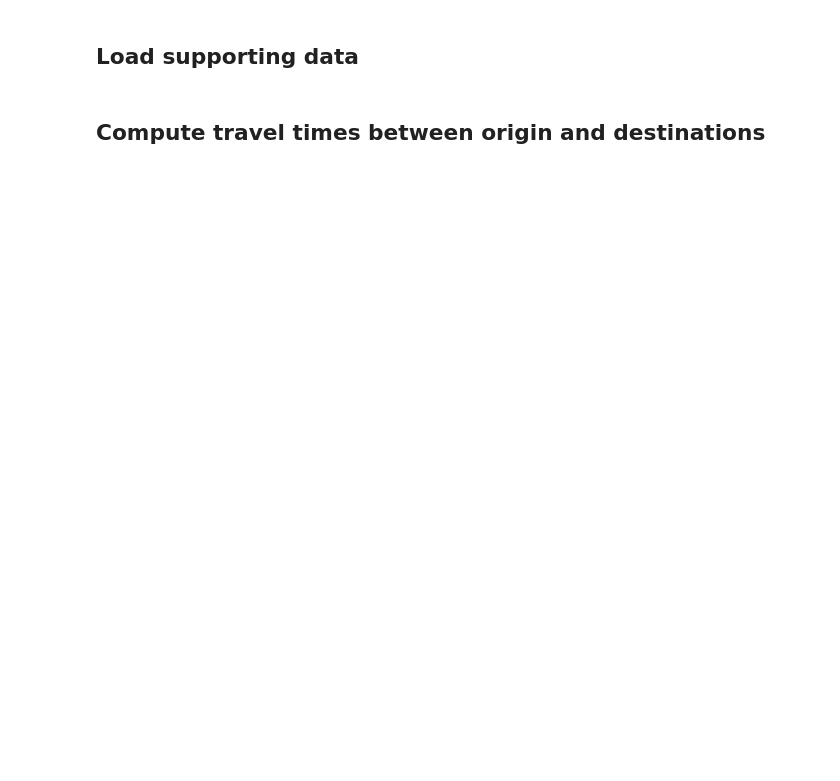
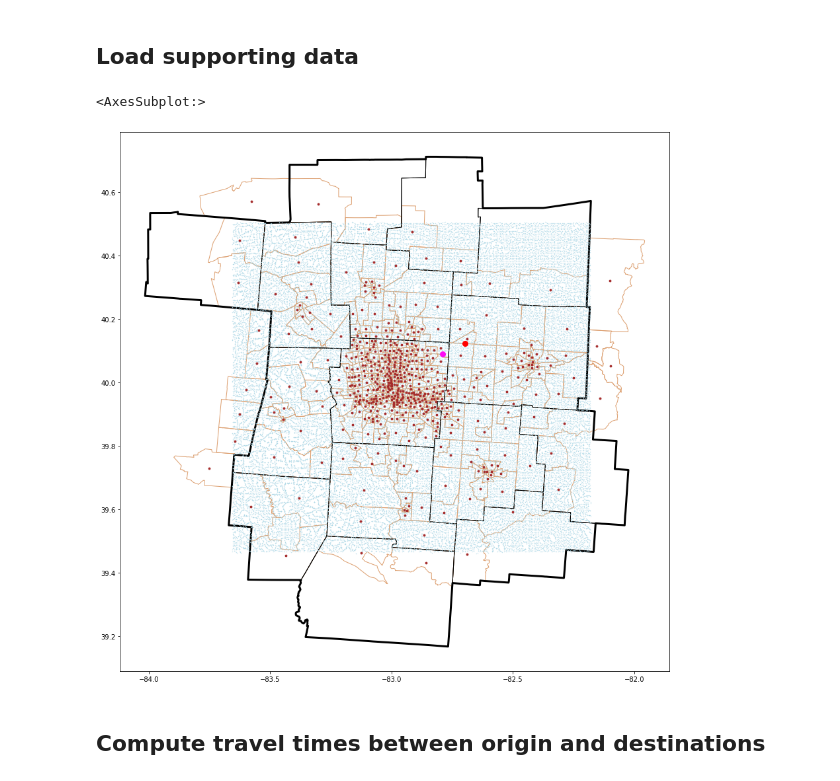
Before and after one commit to aporr/r5r-demo, a Jupyter notebook: A Sense of Place Workflow (Python).ipynb, the cells around one changed output. Drawn from its saved outputs; the diff is of its cells as text; code cells hidden in the pictures; blank space fills up the shorter version.

```diff
--- a/A Sense of Place Workflow (Python).ipynb
+++ b/A Sense of Place Workflow (Python).ipynb
@@ -37,3 +38,31 @@ tract_points = tract_points.to_crs(epsg=4326)
+# %%
+region = gpd.read_file("./temp_data/region.shp")
+region = region.to_crs(epsg=4326)
+counties = gpd.read_file("./temp_data/counties.shp")
+counties = counties.to_crs(epsg=4326)
+tracts = gpd.read_file("./temp_data/tracts.shp")
+tracts = tracts.to_crs(epsg=4326)
+site = gpd.read_file("./input_data/site/site.shp")
+site = site.to_crs(epsg=4326)
+park_and_ride = gpd.read_file("./temp_data/park_and_ride.shp")
+park_and_ride = park_and_ride.to_crs(epsg=4326)
+points = gpd.read_file("./temp_data/tightpoints.shp")
+points = points.to_crs(epsg=4326)
+tract_points = gpd.read_file("./temp_data/tract_points.shp")
+tract_points = tract_points.to_crs(epsg=4326)
+blocks = gpd.read_file("./temp_data/blocks.shp")
+blocks = blocks.to_crs(epsg=4326)
+# %%
+ax = tracts.plot(edgecolor="#dda071", facecolor="none", figsize=(15,15))
+counties.plot(ax=ax, edgecolor="black", facecolor="none")
+region.plot(ax=ax, linewidth=3, edgecolor="black", facecolor="none")
+points.plot(ax=ax, color="lightblue", markersize=0.1)
+tract_points.plot(ax=ax, color="brown", markersize=8)
+site.plot(ax=ax, color="red", markersize=64)
+park_and_ride.plot(ax=ax, color="#fc0cf4", markersize=64)
+# %% [output]
+<AxesSubplot:>
+[figure, added]
 # %% [markdown]
 ## Compute travel times between origin and destinations
 # %%
```
Also changed, not shown: parts of 28 cells of this notebook.
